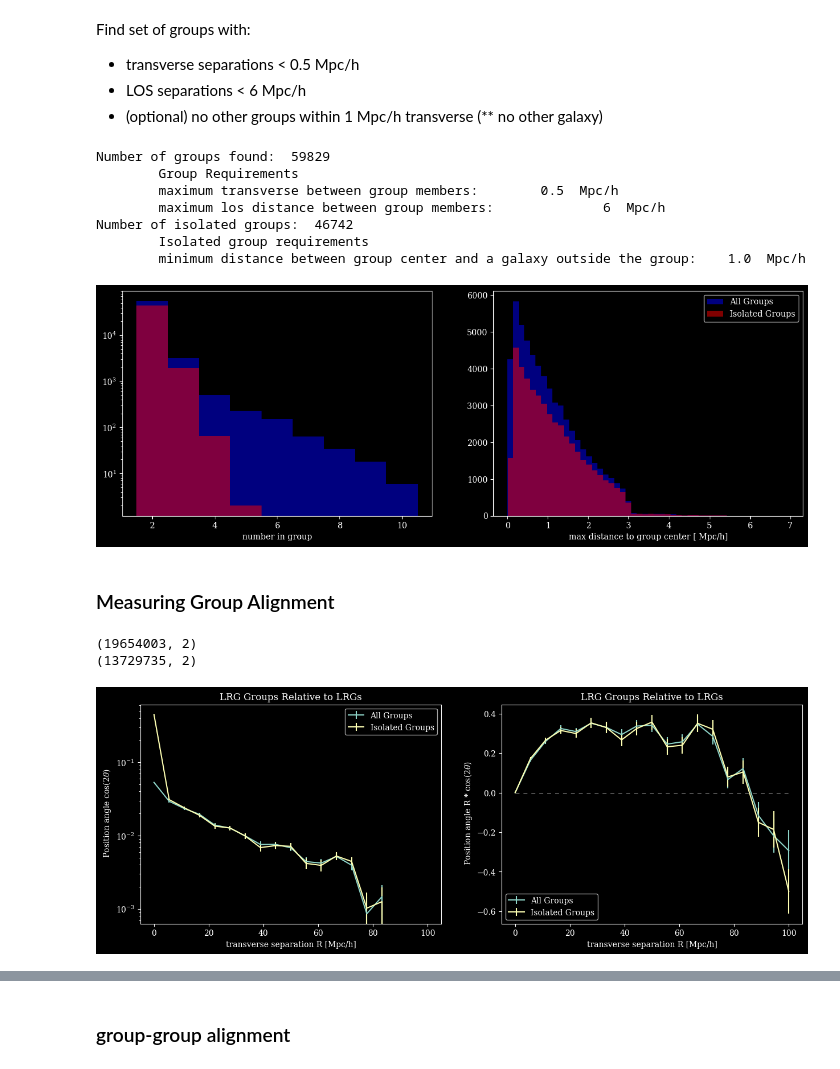
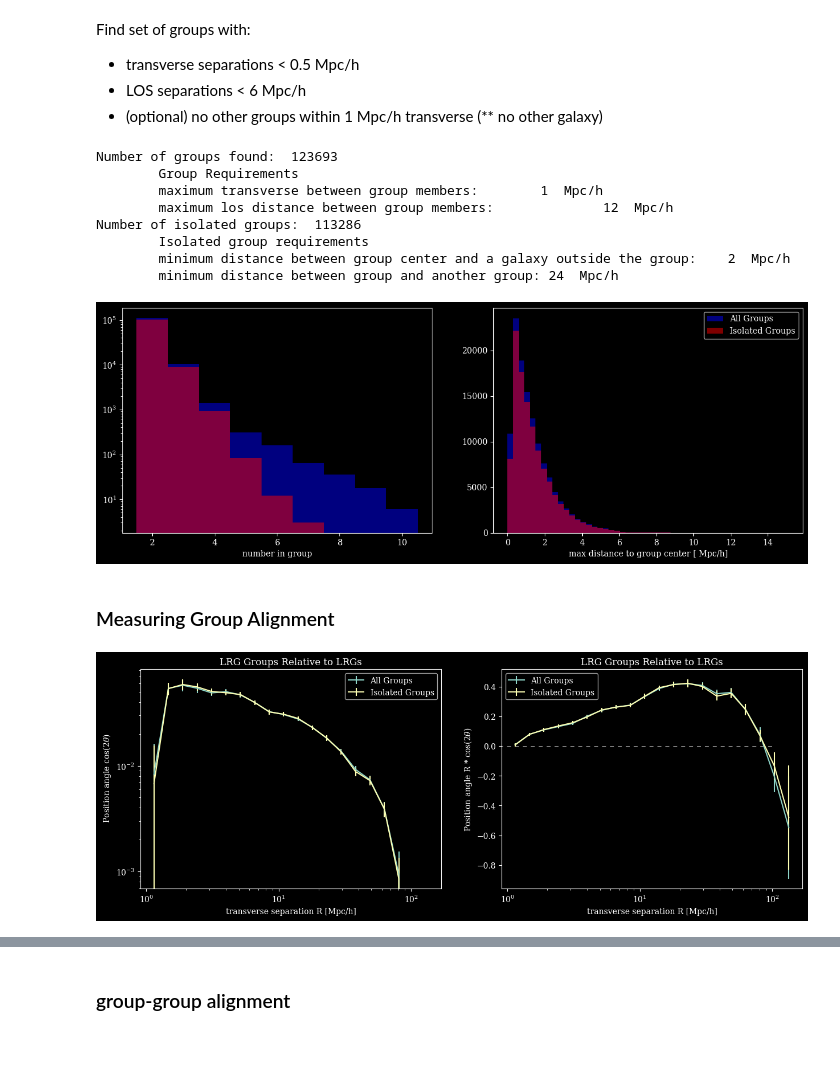
Before and after one commit to cmlamman/spec-IA, a Jupyter notebook: testing_justDESI.ipynb, the cells around one changed output, grey strips where cells are left out. Saved outputs shown, nothing was run; the diff lists cells and outputs as text; code cells hidden in the pictures.

Commit message:
Isolating groups based on all members and measuring signal in seprate regions

```diff
--- a/testing_justDESI.ipynb
+++ b/testing_justDESI.ipynb
@@ -38,16 +44,17 @@ desi_points = get_cosmo_points(desi_catalog)  # convert to comoving cartesian po
 # group PARAMETERS
 
 # requirements for group members relative to center of group
-transverse_max = 0.5
-los_max = 6
+transverse_max = 1 #0.5, .75, 1
+los_max = 12 #6, 9, 12
 
 group_transverse_minSep = transverse_max * 2  # minimum separation between groups
-max_n = 10                                      # maximum number of group members
+group_los_minSep = los_max * 2                # minimum separation between groups
+max_n = 100                                    # maximum number of group members. relistically this doesn't go above 10
 # %%
 # finding initial group list
 desi_groups = find_groups_UnionFind(desi_points, max_n = max_n, transverse_max = transverse_max, los_max = los_max)
 # %%
-desi_groups_isolated = remove_close_groups(desi_points, desi_groups, group_transverseSep_min=group_transverse_minSep, max_n=max_n, los_max=100)
+desi_groups_isolated = get_isolated_groups(desi_points, desi_groups, group_transverseSep_min=group_transverse_minSep, group_losSep_min=group_los_minSep)
 # %%
 points = desi_points
 
@@ -56,45 +63,47 @@ print('Number of groups found: ', len(desi_groups))
 print('\tGroup Requirements\n\tmaximum transverse between group members:\t', transverse_max, ' Mpc/h',
       '\n\tmaximum los distance between group members:\t\t', los_max, ' Mpc/h')
 print('Number of isolated groups: ', len(desi_groups_isolated))
-print('\tIsolated group requirements\n\tminimum distance between group center and a galaxy outside the group:\t', group_transverse_minSep, ' Mpc/h')
+print('\tIsolated group requirements\n\tminimum distance between group center and a galaxy outside the group:\t', group_transverse_minSep, ' Mpc/h',
+      '\n\tminimum distance between group and another group:', group_los_minSep, ' Mpc/h')
 
 # look at groupemographics
 fig = plt.figure(figsize=(15,5))
 
 plt.subplot(121)
 plt.hist([len(cl) for cl in desi_groups], alpha=.5, label='All Cluters', bins=np.arange(1.5, 11, 1), color='b')
 plt.hist([len(cl) for cl in desi_groups_isolated], alpha=.5, label='Isolated Cluters', bins=np.arange(1.5, 11, 1), color='r')
 plt.xlabel('number in group')
 plt.yscale('log')
 
 plt.subplot(122)
 plt.xlabel('max distance to group center [ Mpc/h]')
 # find the maximum distance between group members
 group_distances = []
 for cl in desi_groups:
     group_center = np.mean(points[cl], axis=0)
     distance_to_center = np.linalg.norm(points[cl] - group_center, axis=1)
     group_distances.append(np.max(distance_to_center))
 plt.hist(group_distances, alpha=.5, label='All Groups', bins=50, color='b');
 
 group_distances_isolated = []
 for cl in desi_groups_isolated:
     group_center = np.mean(points[cl], axis=0)
     distance_to_center = np.linalg.norm(points[cl] - group_center, axis=1)
     group_distances_isolated.append(np.max(distance_to_center))
 plt.hist(group_distances_isolated, alpha=.5, label='Isolated Groups', bins=50, color='r');
 plt.legend()
 
-fig.savefig('plots/group_stats.png', bbox_inches='tight')
+fig.savefig('plots/group_stats3.png', bbox_inches='tight')
 # %% [output]
-Number of groups found:  59829
+Number of groups found:  123693
         Group Requirements
-        maximum transverse between group members:        0.5  Mpc/h
-        maximum los distance between group members:              6  Mpc/h
-Number of isolated groups:  46742
+        maximum transverse between group members:        1  Mpc/h
+        maximum los distance between group members:              12  Mpc/h
+Number of isolated groups:  113286
         Isolated group requirements
-        minimum distance between group center and a galaxy outside the group:    1.0  Mpc/h
+        minimum distance between group center and a galaxy outside the group:    2  Mpc/h
+        minimum distance between group and another group: 24  Mpc/h
-[figure, old version]
+[figure, new version]
 # %% [markdown]
 ### Measuring Group Alignment
 # %%
@@ -111,10 +120,7 @@ def make_group_table(points, group_indices):
 group_table = make_group_table(points, desi_groups)
 group_table_isolated = make_group_table(points, desi_groups_isolated)
 # %%
-group_seps, group_paRel = calculate_rel_ang_cartesian(ang_tracers = group_table['center_loc'], ang_values = group_table['orientation'],
-                                                      loc_tracers = desi_points, pimax = 20, max_proj_sep = 100, max_neighbors=1000)
-group_seps_isolated, group_paRel_isolated = calculate_rel_ang_cartesian(ang_tracers = group_table_isolated['center_loc'], ang_values = group_table_isolated['orientation'],
-                                                        loc_tracers = desi_points, pimax = 20, max_proj_sep = 100, max_neighbors=1000)
+group_seps, group_paRel = rel_angle_regions(ang_tracers = group_table['center_loc'], ang_values = group_table['orientation'], n_regions=30,
+                                                      loc_tracers = desi_points, pimax = 20, max_proj_sep = 150, max_neighbors=1000)
+group_seps_isolated, group_paRel_isolated = rel_angle_regions(ang_tracers = group_table_isolated['center_loc'], ang_values = group_table_isolated['orientation'], n_regions=30,
+                                                        loc_tracers = desi_points, pimax = 20, max_proj_sep = 150, max_neighbors=1000)
-# %% [output]
-(19654003, 2)
-(13729735, 2)
@@ -127,12 +138,14 @@ ang_plot_isolated, ang_plot_e_isolated = bin_sum_not_scipy(group_seps_isolated,
 # %%
 fig = plt.figure(figsize=(15,5))
-xvalues = np.linspace(0, 100, nbins-1)
+# find the midpoint of the bins
+xvalues = (sep_bins[1:] + sep_bins[:-1])/2
 
 plt.subplot(121)
 plt.title("LRG Groups Relative to LRGs")
 plt.errorbar(xvalues, ang_plot, yerr=ang_plot_e, label='All Groups');
 plt.errorbar(xvalues, ang_plot_isolated, yerr=ang_plot_e_isolated, label='Isolated Groups');
 plt.yscale('log')
+plt.xscale('log')
 plt.xlabel('transverse separation R [Mpc/h]')
 plt.ylabel(r' Position angle cos(2$\theta$)')
 plt.legend()
@@ -144,12 +157,13 @@ plt.errorbar(xvalues, xvalues*ang_plot, yerr=xvalues*ang_plot_e, label='All Grou
 plt.errorbar(xvalues, xvalues*ang_plot_isolated, yerr=xvalues*ang_plot_e_isolated, label='Isolated Groups');
 plt.xlabel('transverse separation R [Mpc/h]')
 plt.ylabel(r'Position angle R * cos(2$\theta$)')
+plt.xscale('log')
 # add dotted line at 0
 # make dashes far apart
 plt.plot([0,100], [0,0], color='w', linewidth=.5, zorder=0, dashes=(10, 10))
 
 plt.legend();
 
-fig.savefig('plots/LRG_group_alignment.png', bbox_inches='tight', dpi=200);
+fig.savefig('plots/LRG_group_alignment3_150_log.png', bbox_inches='tight', dpi=200);
 # %% [output]
-[figure, old version]
+[figure, new version]
```
Also changed, not shown: parts of 13 cells of this notebook, 17 other files.
